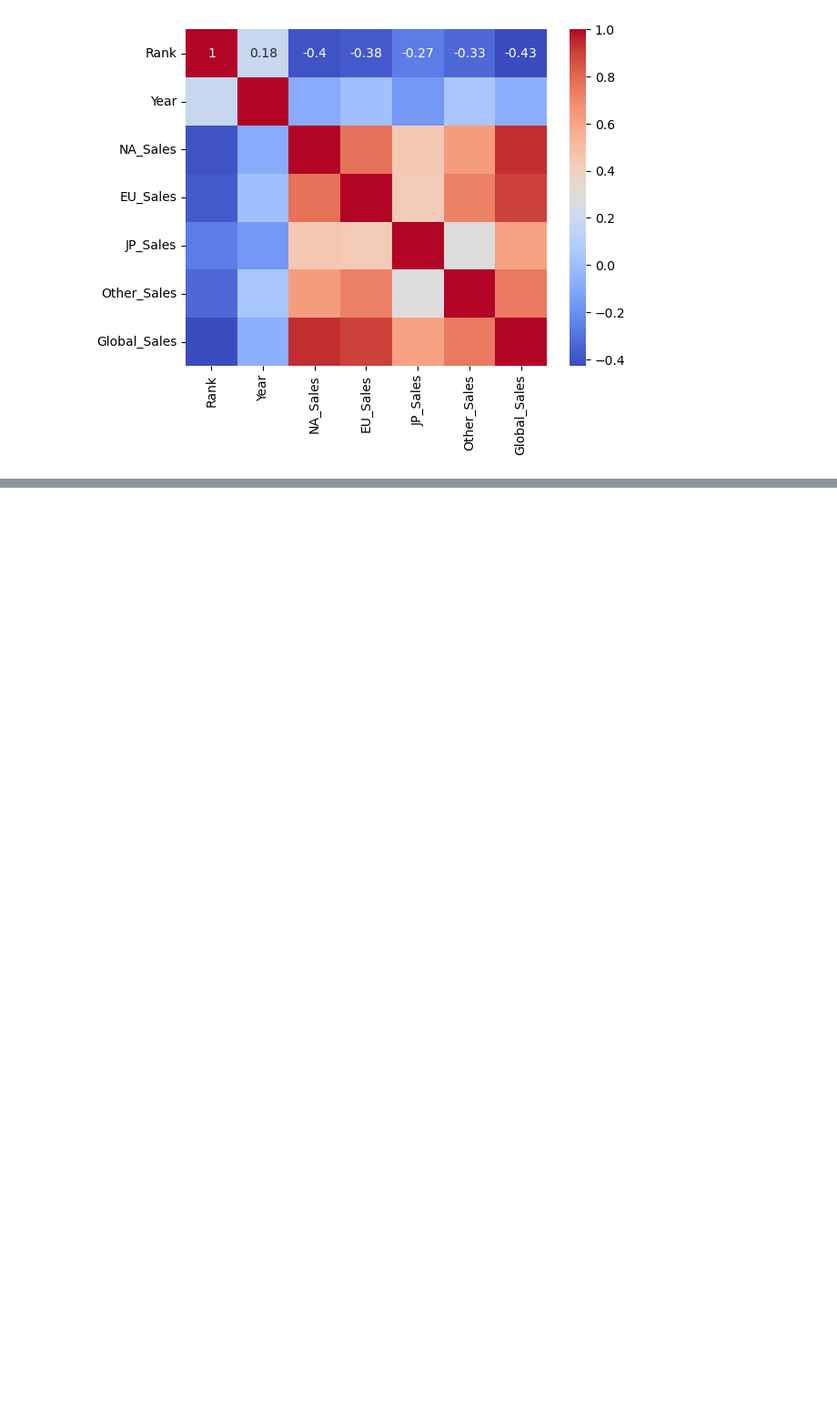
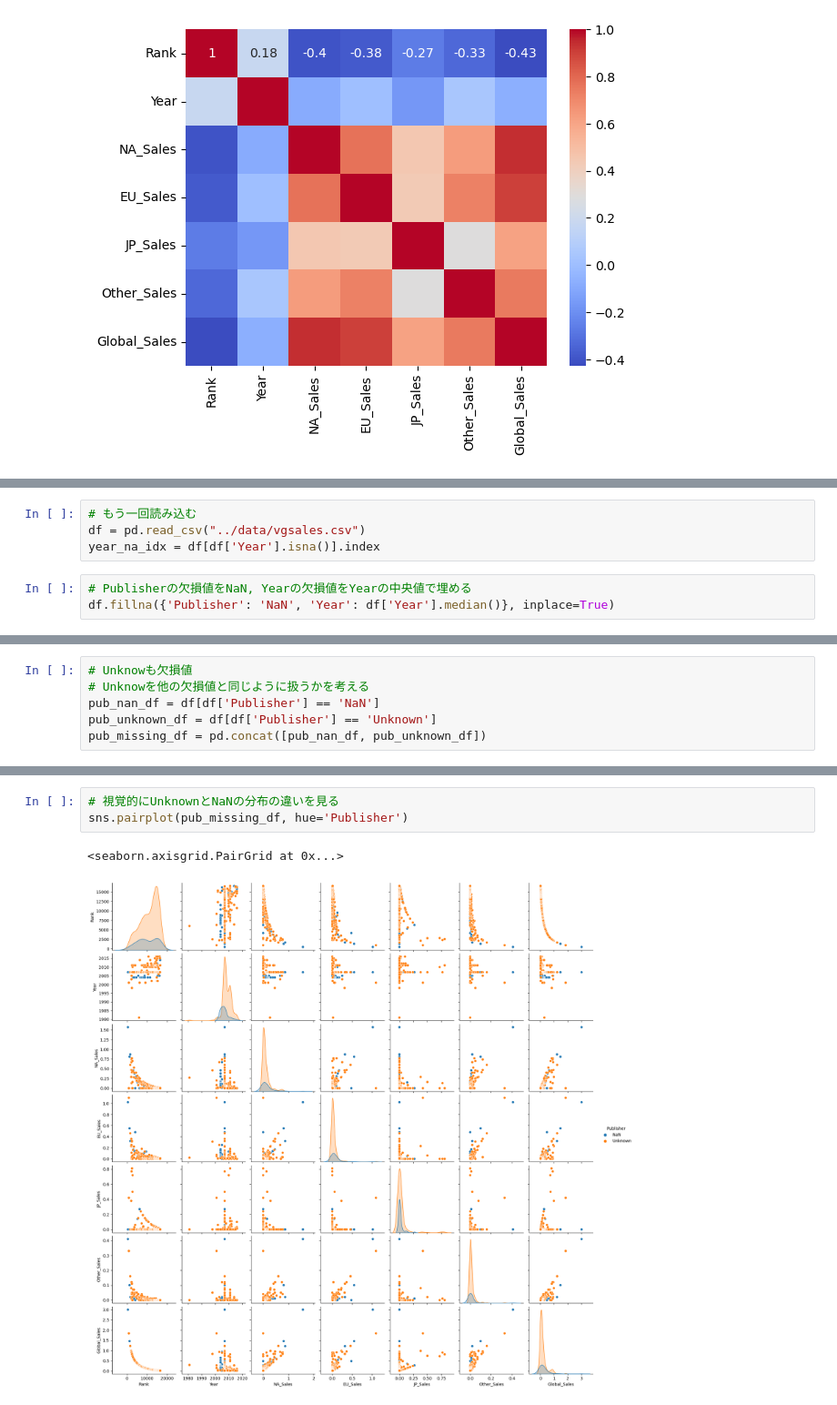
Before and after one commit to yunozon/datascience-py, a Jupyter notebook: study/EDA.ipynb, the cells around one changed output, grey strips where cells are left out. Shown at 91% size. Cells and saved outputs as stored; diff of their text form; blank space fills up the shorter version.

```diff
--- a/study/EDA.ipynb
+++ b/study/EDA.ipynb
@@ -265,0 +367,7 @@ df.sort_values('Global_Sales', ascending=False)[:30]
+# %%
+# もう一回読み込む
+df = pd.read_csv("../data/vgsales.csv")
+year_na_idx = df[df['Year'].isna()].index
+# %%
+# Publisherの欠損値をNaN, Yearの欠損値をYearの中央値で埋める
+df.fillna({'Publisher': 'NaN', 'Year': df['Year'].median()}, inplace=True)
@@ -265,0 +383,6 @@ df.sort_values('Global_Sales', ascending=False)[:30]
+# %%
+# Unknowも欠損値
+# Unknowを他の欠損値と同じように扱うかを考える
+pub_nan_df = df[df['Publisher'] == 'NaN']
+pub_unknown_df = df[df['Publisher'] == 'Unknown']
+pub_missing_df = pd.concat([pub_nan_df, pub_unknown_df])
@@ -265,0 +405,6 @@ df.sort_values('Global_Sales', ascending=False)[:30]
+# %%
+# 視覚的にUnknownとNaNの分布の違いを見る
+sns.pairplot(pub_missing_df, hue='Publisher')
+# %% [output]
+<seaborn.axisgrid.PairGrid at 0x...>
+[figure, added]
```
Also changed, not shown: parts of 64 cells of this notebook.
